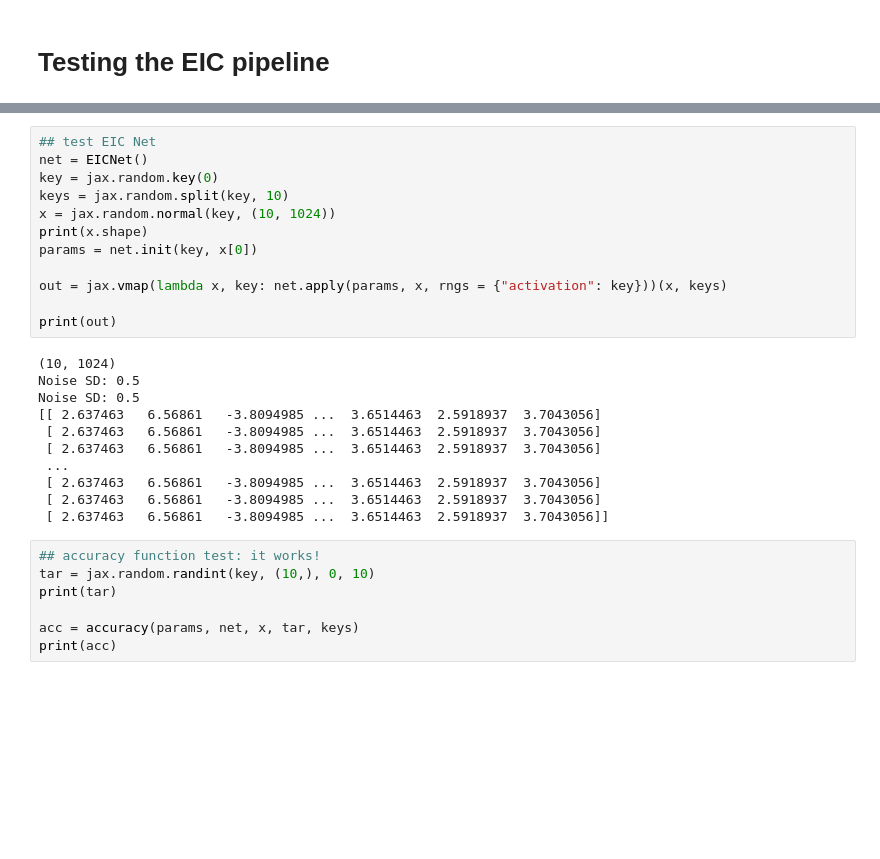
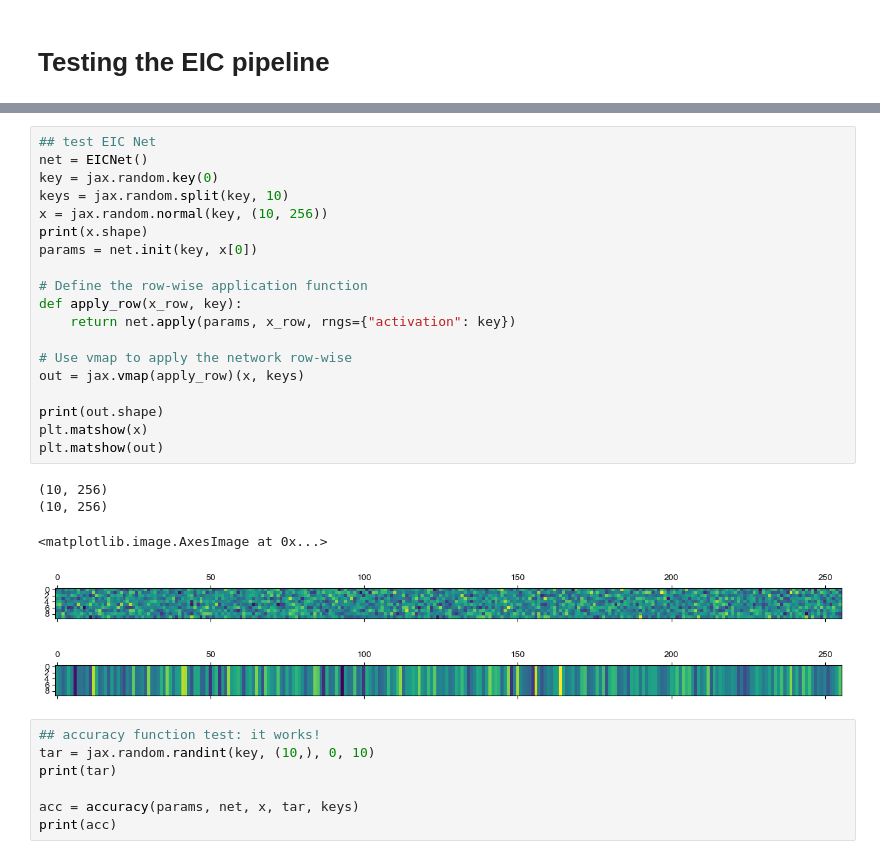
Before and after one commit to Integrated-Systems-Neuroengineering/scrramble, a Jupyter notebook: EPIC-EIC/testing_epic_eic.ipynb, the cells around one changed output, grey strips where cells are left out. Cells and saved outputs as stored; diff of their text form; blank space fills up the shorter version.

Commit message:
Random commit

```diff
--- a/EPIC-EIC/testing_epic_eic.ipynb
+++ b/EPIC-EIC/testing_epic_eic.ipynb
@@ -72,26 +69,28 @@ plt.matshow(out)
 # %%
 ## test EIC Net
 net = EICNet()
 key = jax.random.key(0)
 keys = jax.random.split(key, 10)
-x = jax.random.normal(key, (10, 1024))
+x = jax.random.normal(key, (10, 256))
 print(x.shape)
 params = net.init(key, x[0])
 
-out = jax.vmap(lambda x, key: net.apply(params, x, rngs = {"activation": key}))(x, keys)
+# Define the row-wise application function
+def apply_row(x_row, key):
+    return net.apply(params, x_row, rngs={"activation": key})
 
-print(out)
+# Use vmap to apply the network row-wise
+out = jax.vmap(apply_row)(x, keys)
+
+print(out.shape)
+plt.matshow(x)
+plt.matshow(out)
 # %% [output]
-(10, 1024)
-Noise SD: 0.5
-Noise SD: 0.5
-[[ 2.637463   6.56861   -3.8094985 ...  3.6514463  2.5918937  3.7043056]
- [ 2.637463   6.56861   -3.8094985 ...  3.6514463  2.5918937  3.7043056]
- [ 2.637463   6.56861   -3.8094985 ...  3.6514463  2.5918937  3.7043056]
- ...
- [ 2.637463   6.56861   -3.8094985 ...  3.6514463  2.5918937  3.7043056]
- [ 2.637463   6.56861   -3.8094985 ...  3.6514463  2.5918937  3.7043056]
- [ 2.637463   6.56861   -3.8094985 ...  3.6514463  2.5918937  3.7043056]]
+(10, 256)
+(10, 256)
+<matplotlib.image.AxesImage at 0x...>
+[figure, added]
+[figure, added]
 # %%
 ## accuracy function test: it works!
 tar = jax.random.randint(key, (10,), 0, 10)
```
Also changed, not shown: parts of 10 cells of this notebook, 9 other files.
